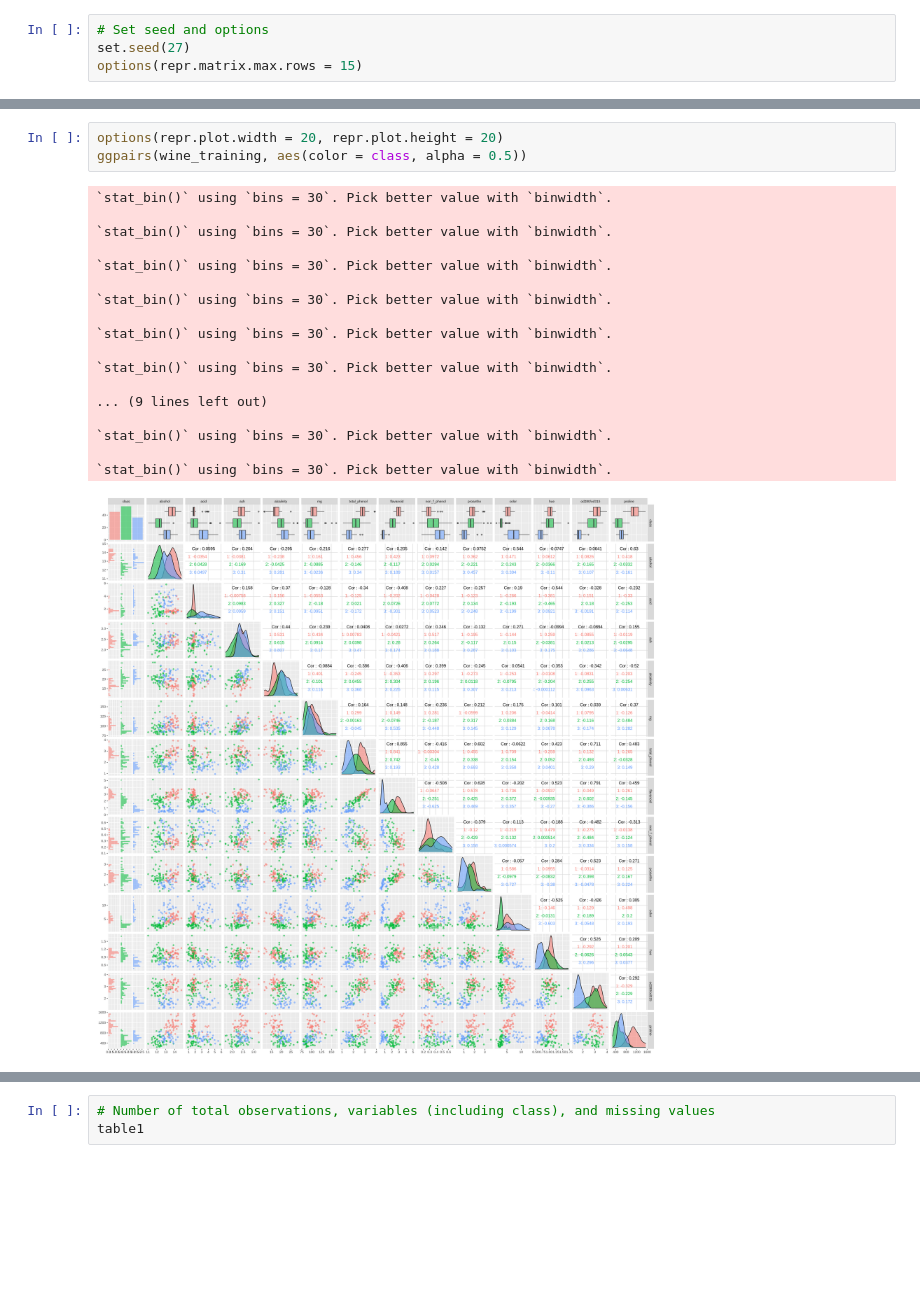
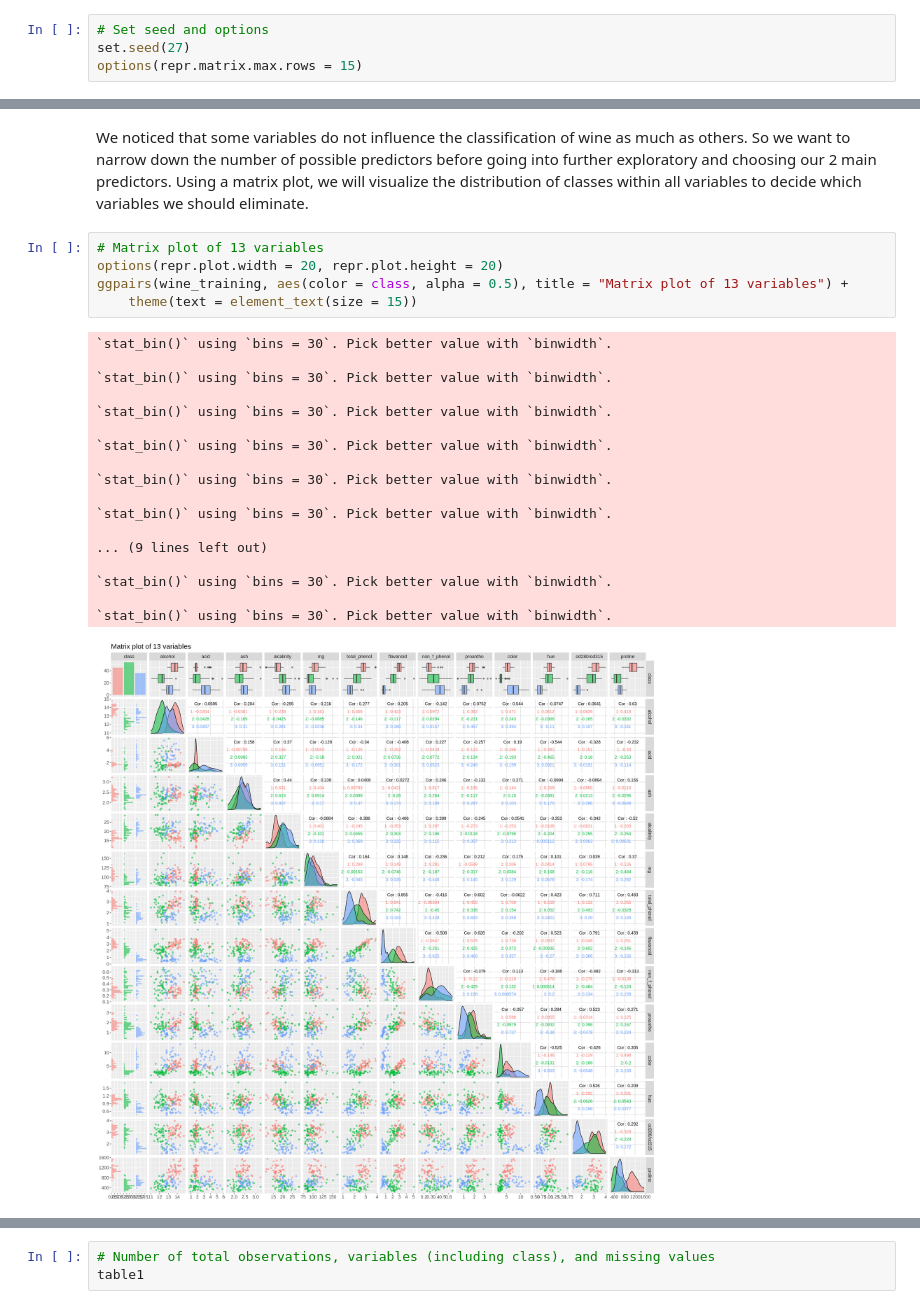
Before and after one commit to Herman-Liao/dsci100groupproject, a Jupyter notebook: Wine Analysis.ipynb, the cells around one changed output, grey strips where cells are left out. Drawn from its saved outputs; the diff is of its cells as text; blank space fills up the shorter version.

Commit message:
Added details to Preliminary exploratory
Added further descriptions for each step. Added explanation of narrowing down variables and summary tables

```diff
--- a/Wine Analysis.ipynb
+++ b/Wine Analysis.ipynb
@@ -114,22 +122,26 @@ After some research and exploratory data analysis, we decided to narrow down to
+# %% [markdown]
+We noticed that some variables do not influence the classification of wine as much as others. So we want to narrow down the number of possible predictors before going into further exploratory and choosing our 2 main predictors. Using a matrix plot, we will visualize the distribution of classes within all variables to decide which variables we should eliminate.
 # %%
+# Matrix plot of 13 variables
 options(repr.plot.width = 20, repr.plot.height = 20)
-ggpairs(wine_training, aes(color = class, alpha = 0.5))
+ggpairs(wine_training, aes(color = class, alpha = 0.5), title = "Matrix plot of 13 variables") +
+    theme(text = element_text(size = 15))
 # %% [output]
 `stat_bin()` using `bins = 30`. Pick better value with `binwidth`.
 
 `stat_bin()` using `bins = 30`. Pick better value with `binwidth`.
 
 `stat_bin()` using `bins = 30`. Pick better value with `binwidth`.
 
 `stat_bin()` using `bins = 30`. Pick better value with `binwidth`.
 
 `stat_bin()` using `bins = 30`. Pick better value with `binwidth`.
 
 `stat_bin()` using `bins = 30`. Pick better value with `binwidth`.
 
 ... (9 lines left out)
 
 `stat_bin()` using `bins = 30`. Pick better value with `binwidth`.
 
 `stat_bin()` using `bins = 30`. Pick better value with `binwidth`.
-[figure, old version]
+[figure, new version]
```
Also changed, not shown: parts of 30 cells of this notebook.
